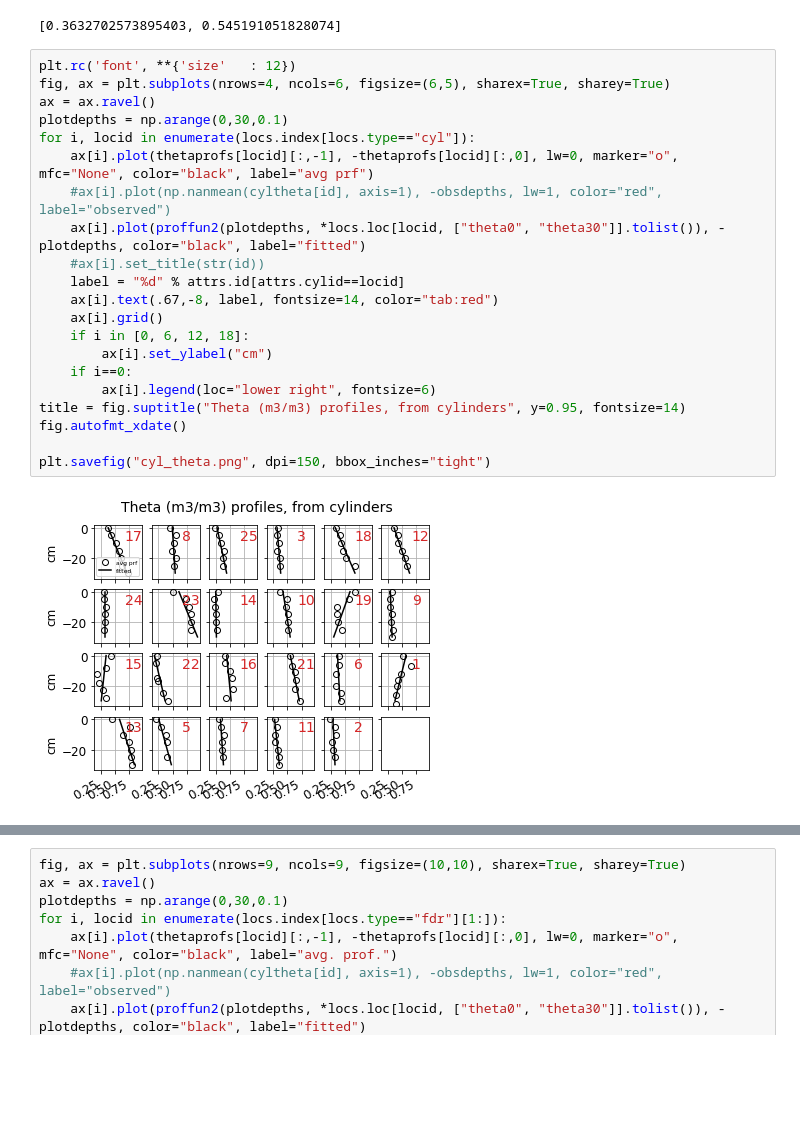
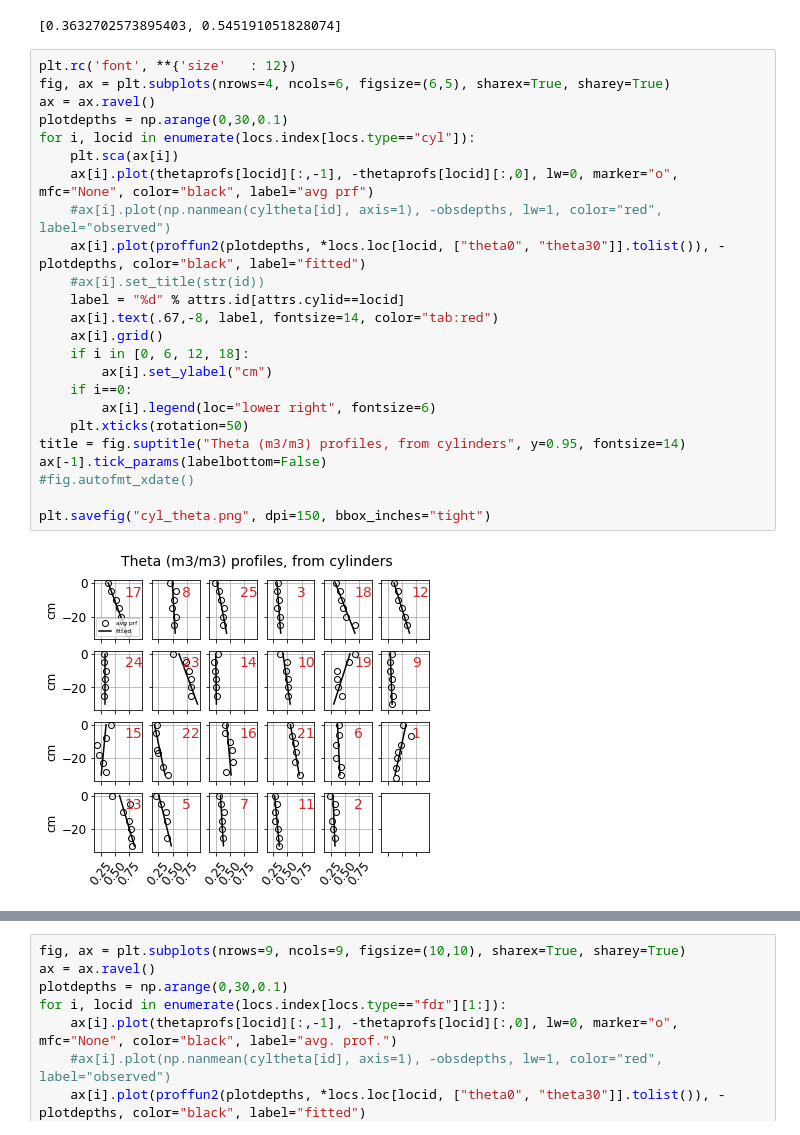
Before and after one commit to heistermann/cosmicsense, a Jupyter notebook: docs/source/notebooks/jfc1_process.ipynb, the cells around one changed output, grey strips where cells are left out. Saved outputs shown, nothing was run; the diff lists cells and outputs as text; blank space fills up the shorter version.

```diff
--- a/docs/source/notebooks/jfc1_process.ipynb
+++ b/docs/source/notebooks/jfc1_process.ipynb
@@ -1028,26 +1029,29 @@ locs.loc[102, ["theta0", "theta30"]].tolist()
 # %%
 plt.rc('font', **{'size'   : 12})
 fig, ax = plt.subplots(nrows=4, ncols=6, figsize=(6,5), sharex=True, sharey=True)
 ax = ax.ravel()
 plotdepths = np.arange(0,30,0.1)
 for i, locid in enumerate(locs.index[locs.type=="cyl"]):
+    plt.sca(ax[i])
     ax[i].plot(thetaprofs[locid][:,-1], -thetaprofs[locid][:,0], lw=0, marker="o", mfc="None", color="black", label="avg prf")
     #ax[i].plot(np.nanmean(cyltheta[id], axis=1), -obsdepths, lw=1, color="red", label="observed")
     ax[i].plot(proffun2(plotdepths, *locs.loc[locid, ["theta0", "theta30"]].tolist()), -plotdepths, color="black", label="fitted")
     #ax[i].set_title(str(id))
     label = "%d" % attrs.id[attrs.cylid==locid]
     ax[i].text(.67,-8, label, fontsize=14, color="tab:red")
     ax[i].grid()
     if i in [0, 6, 12, 18]:
         ax[i].set_ylabel("cm")
     if i==0:
         ax[i].legend(loc="lower right", fontsize=6)
+    plt.xticks(rotation=50)
 title = fig.suptitle("Theta (m3/m3) profiles, from cylinders", y=0.95, fontsize=14)
-fig.autofmt_xdate()
+ax[-1].tick_params(labelbottom=False)
+#fig.autofmt_xdate()
 
 plt.savefig("cyl_theta.png", dpi=150, bbox_inches="tight")
 # %% [output]
-[figure, old version]
+[figure, new version]
 # %%
 plt.rc('font', **{'size'   : 12})
 fig, ax = plt.subplots(nrows=4, ncols=6, figsize=(6,5), sharex=True, sharey=True)
```
Also changed, not shown: parts of 23 cells of this notebook, 9 other files.
